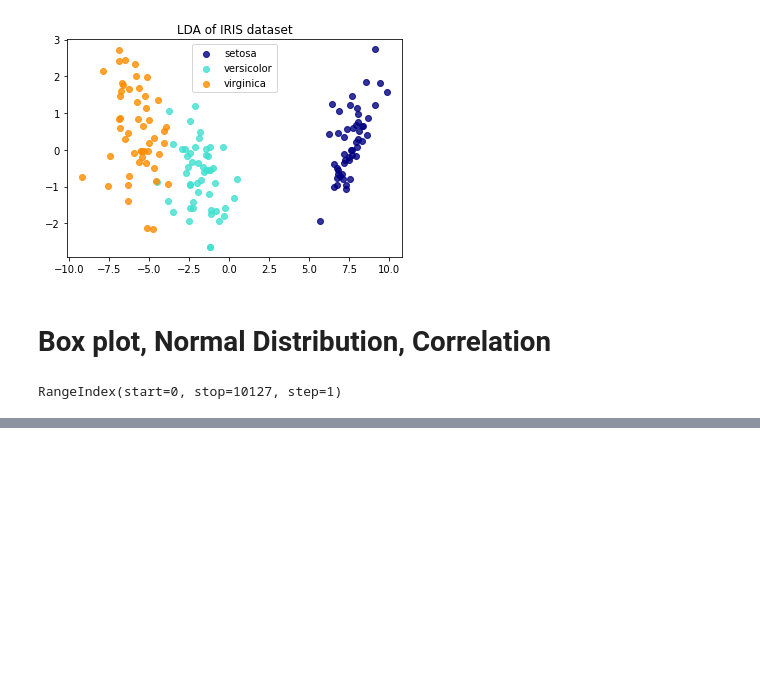
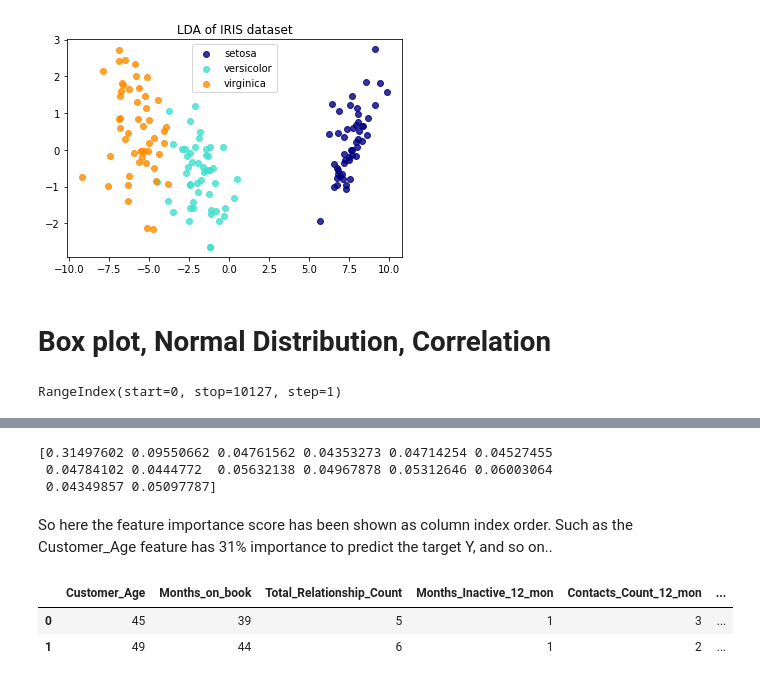
Before and after one commit to abidshafee/DataScienceYouTubeTutorials, a Jupyter notebook: Anomaly_detection_|_dealing_with_outlier.ipynb, the cells around one changed output, grey strips where cells are left out. Drawn from its saved outputs; the diff is of its cells as text; code cells hidden in the pictures; blank space fills up the shorter version.

```diff
--- a/Anomaly_detection_|_dealing_with_outlier.ipynb
+++ b/Anomaly_detection_|_dealing_with_outlier.ipynb
@@ -364,0 +367,3 @@ We can drop any feature that are highly correlated to reduce the dimentionality
+# %%
+find_imp_ft_model = ExtraTreesRegressor()
+find_imp_ft_model.fit(nm_df, Y)
@@ -364,0 +378,14 @@ We can drop any feature that are highly correlated to reduce the dimentionality
+# %%
+print(find_imp_ft_model.feature_importances_)
+# %% [output]
+[0.31497602 0.09550662 0.04761562 0.04353273 0.04714254 0.04527455
+ 0.04784102 0.0444772  0.05632138 0.04967878 0.05312646 0.06003064
+ 0.04349857 0.05097787]
+# %% [markdown]
+So here the feature importance score has been shown as column index order. Such as the Customer_Age feature has 31% importance to predict the target Y, and so on..
+# %%
+nm_df.head(2)
+# %% [output]
+|  | Customer_Age | Months_on_book | Total_Relationship_Count | Months_Inactive_12_mon | Contacts_Count_12_mon | ... |
+| 0 | 45 | 39 | 5 | 1 | 3 | ... |
+| 1 | 49 | 44 | 6 | 1 | 2 | ... |
```
Also changed, not shown: parts of 5 cells of this notebook.
